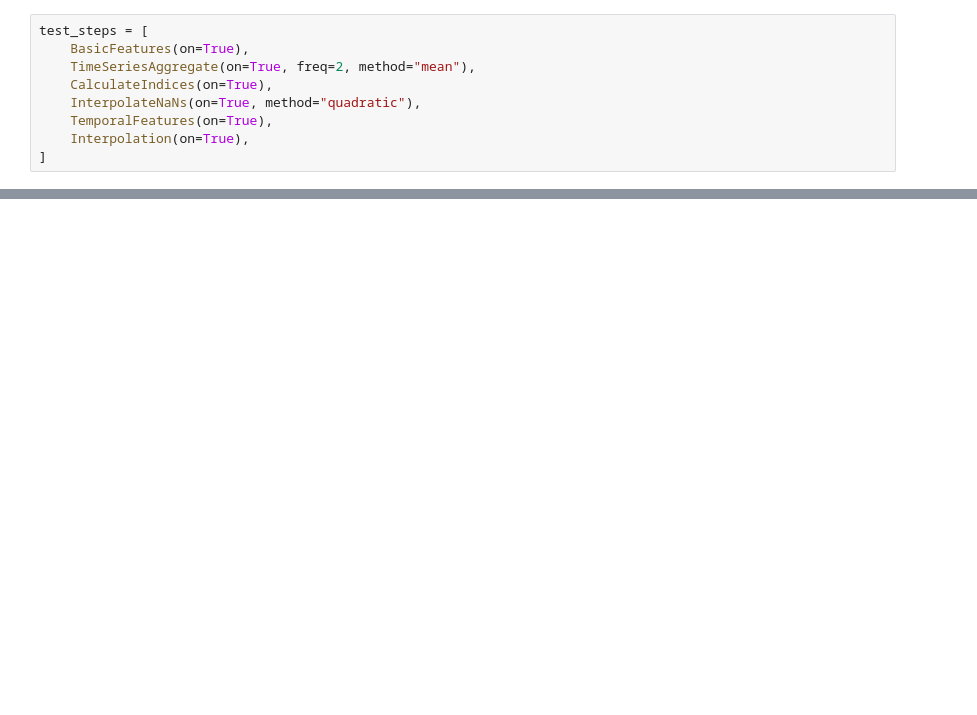
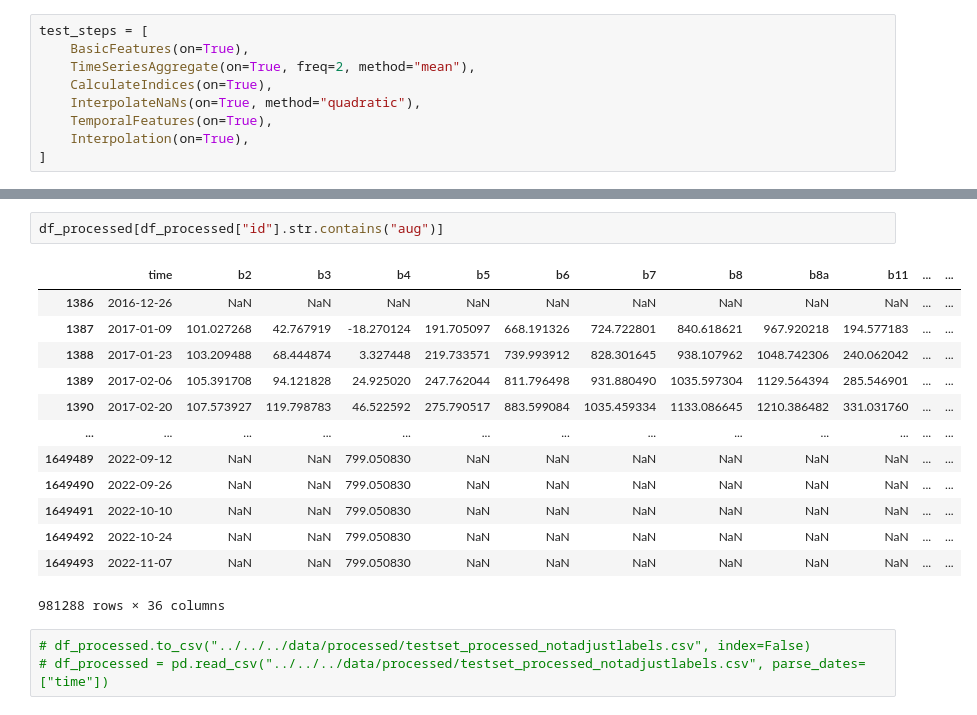
Before and after one commit to RafaelRiesle/tree_classification, a Jupyter notebook: src/pipelines/processing/test_pipeline.ipynb, the cells around one changed output, grey strips where cells are left out. Cells and saved outputs as stored; diff of their text form; blank space fills up the shorter version.

```diff
--- a/src/pipelines/processing/test_pipeline.ipynb
+++ b/src/pipelines/processing/test_pipeline.ipynb
@@ -87,0 +89,19 @@ Target number of IDs per species: 883
+# %%
+df_processed[df_processed["id"].str.contains("aug")]
+# %% [output]
+|  | time | b2 | b3 | b4 | b5 | b6 | b7 | b8 | b8a | b11 | ... | ... |
+| 1386 | 2016-12-26 | NaN | NaN | NaN | NaN | NaN | NaN | NaN | NaN | NaN | ... | ... |
+| 1387 | 2017-01-09 | 101.027268 | 42.767919 | -18.270124 | 191.705097 | 668.191326 | 724.722801 | 840.618621 | 967.920218 | 194.577183 | ... | ... |
+| 1388 | 2017-01-23 | 103.209488 | 68.444874 | 3.327448 | 219.733571 | 739.993912 | 828.301645 | 938.107962 | 1048.742306 | 240.062042 | ... | ... |
+| 1389 | 2017-02-06 | 105.391708 | 94.121828 | 24.925020 | 247.762044 | 811.796498 | 931.880490 | 1035.597304 | 1129.564394 | 285.546901 | ... | ... |
+| 1390 | 2017-02-20 | 107.573927 | 119.798783 | 46.522592 | 275.790517 | 883.599084 | 1035.459334 | 1133.086645 | 1210.386482 | 331.031760 | ... | ... |
+| ... | ... | ... | ... | ... | ... | ... | ... | ... | ... | ... | ... | ... |
+| 1649489 | 2022-09-12 | NaN | NaN | 799.050830 | NaN | NaN | NaN | NaN | NaN | NaN | ... | ... |
+| 1649490 | 2022-09-26 | NaN | NaN | 799.050830 | NaN | NaN | NaN | NaN | NaN | NaN | ... | ... |
+| 1649491 | 2022-10-10 | NaN | NaN | 799.050830 | NaN | NaN | NaN | NaN | NaN | NaN | ... | ... |
+| 1649492 | 2022-10-24 | NaN | NaN | 799.050830 | NaN | NaN | NaN | NaN | NaN | NaN | ... | ... |
+| 1649493 | 2022-11-07 | NaN | NaN | 799.050830 | NaN | NaN | NaN | NaN | NaN | NaN | ... | ... |
+981288 rows × 36 columns
+# %%
+# df_processed.to_csv("../../../data/processed/testset_processed_notadjustlabels.csv", index=False)
+# df_processed = pd.read_csv("../../../data/processed/testset_processed_notadjustlabels.csv", parse_dates=["time"])
```
Also changed, not shown: parts of 6 cells of this notebook, 2 other files.
